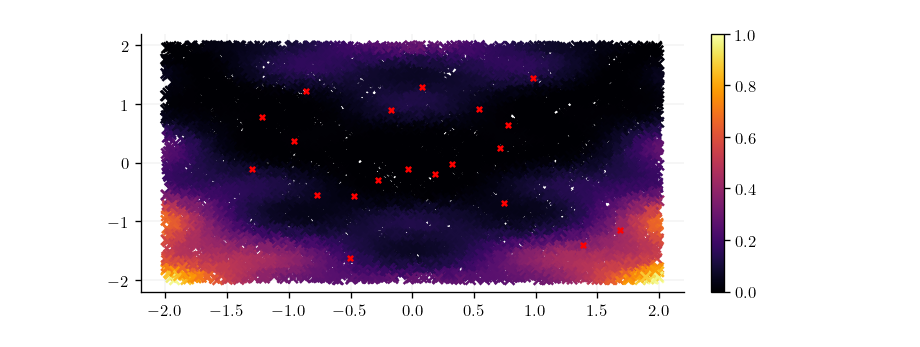
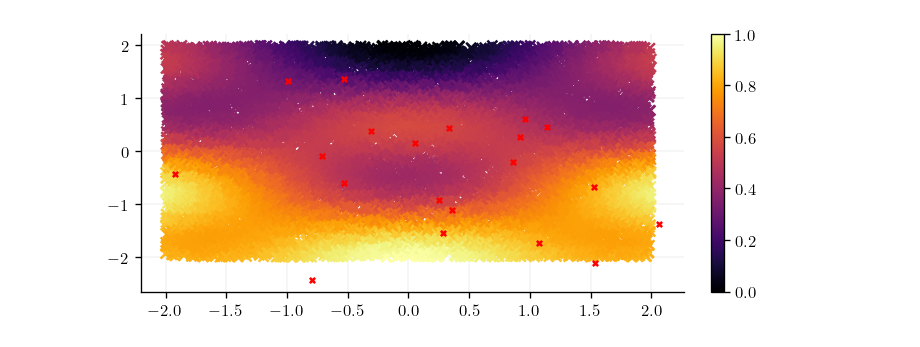
Before and after one commit to JaxGaussianProcesses/GPJax, a Jupyter notebook: docs/examples/OAK.ipynb, the cells around one changed output. Drawn from its saved outputs; the diff is of its cells as text; code cells hidden in the pictures.

```diff
--- a/docs/examples/OAK.ipynb
+++ b/docs/examples/OAK.ipynb
@@ -45,29 +45,29 @@ No GPU/TPU found, falling back to CPU. (Set TF_CPP_MIN_LOG_LEVEL=0 and rerun for
 # %%
 n = 20
 d=2
 noise = 1e-5
 
 key, subkey = jr.split(key)
 
 def f(x):
     x_1 = x[:,0:1]/2
     x_2 = x[:,1:2]/2
-    return (x_1**2 - 2*x_2 + jnp.cos(3*x_1)*jnp.sin(5*x_2))**2
+    return (x_1**2 - 2*x_2 + jnp.cos(3*x_1)*jnp.sin(5*x_2))
 
 
 x = jr.normal(key=key, shape=(n,d))
 signal = f(x)
 y = signal + jr.normal(subkey, shape=signal.shape) * noise
 D = gpx.Dataset(X=x, y=y)
 
 n_plot = 10_000
 xplot = jr.uniform(key=key, minval=-2.0, maxval=2.0, shape=(n_plot,d))
-yplot = branin(xplot)
+yplot = f(xplot)
 plt.scatter(xplot[:,0], xplot[:,1], c=yplot)
 plt.scatter(x[:,0], x[:,1], color="red", s=10.0)
 plt.colorbar()
 
 n_test = 1_000
 xtest = jr.uniform(key=key, minval=-2.0, maxval=2.0, shape=(n_test,d))
 # %% [output]
-[figure, old version]
+[figure, new version]
```
Also changed, not shown: parts of 11 cells of this notebook.
